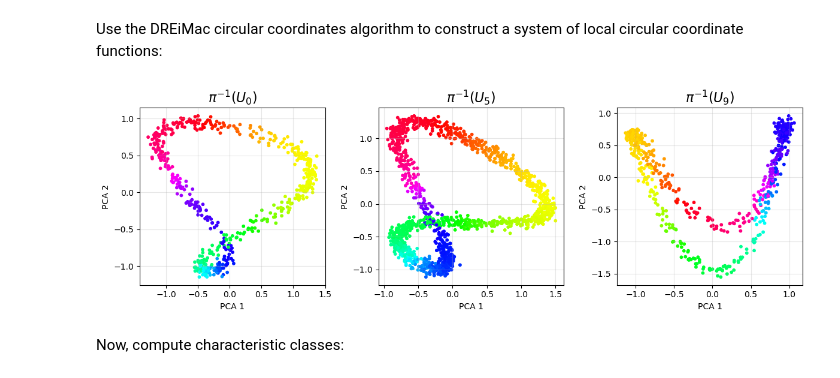
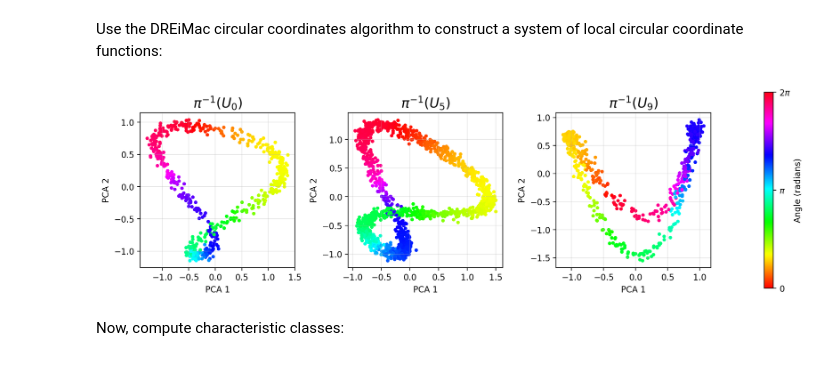
Before and after one commit to bradturow/Circle_Bundles, a Jupyter notebook: notebooks/tutorials/all/02_foldy_klein_bottle.ipynb, the cells around one changed output. Saved outputs shown, nothing was run; the diff lists cells and outputs as text; code cells hidden in the pictures.

Commit message:
Local PCA Colorbar
Added a colorbar to local pca

```diff
--- a/notebooks/tutorials/all/02_foldy_klein_bottle.ipynb
+++ b/notebooks/tutorials/all/02_foldy_klein_bottle.ipynb
@@ -122,18 +122,20 @@ Use the DREiMac circular coordinates algorithm to construct a system of local ci
 # %%
 cc_alg = cb.DreimacCCConfig(landmarks_per_patch = 200, CircularCoords_cls = CircularCoords)
 
 bundle = cb.Bundle(X = data, U = cover.U)
 triv_result = bundle.get_local_trivs(cc = cc_alg)
 
 # Show local PCA projections colored according to angles computed with Dreimac:
-fig, axes = cb.get_local_pca(data,
-                      cover.U,
-                      f = triv_result.f,
-                      to_view = [0,5,9],
-                     )
+fig, axes = cb.get_local_pca(
+    data,
+    cover.U,
+    f = triv_result.f,
+    to_view = [0,5,9],
+    show_colorbar = True,
+    )
 plt.show()
 # %% [output]
-[figure, old version]
+[figure, new version]
 # %% [markdown]
 Now, compute characteristic classes:
 # %%
```
Also changed, not shown: 1 other file.
